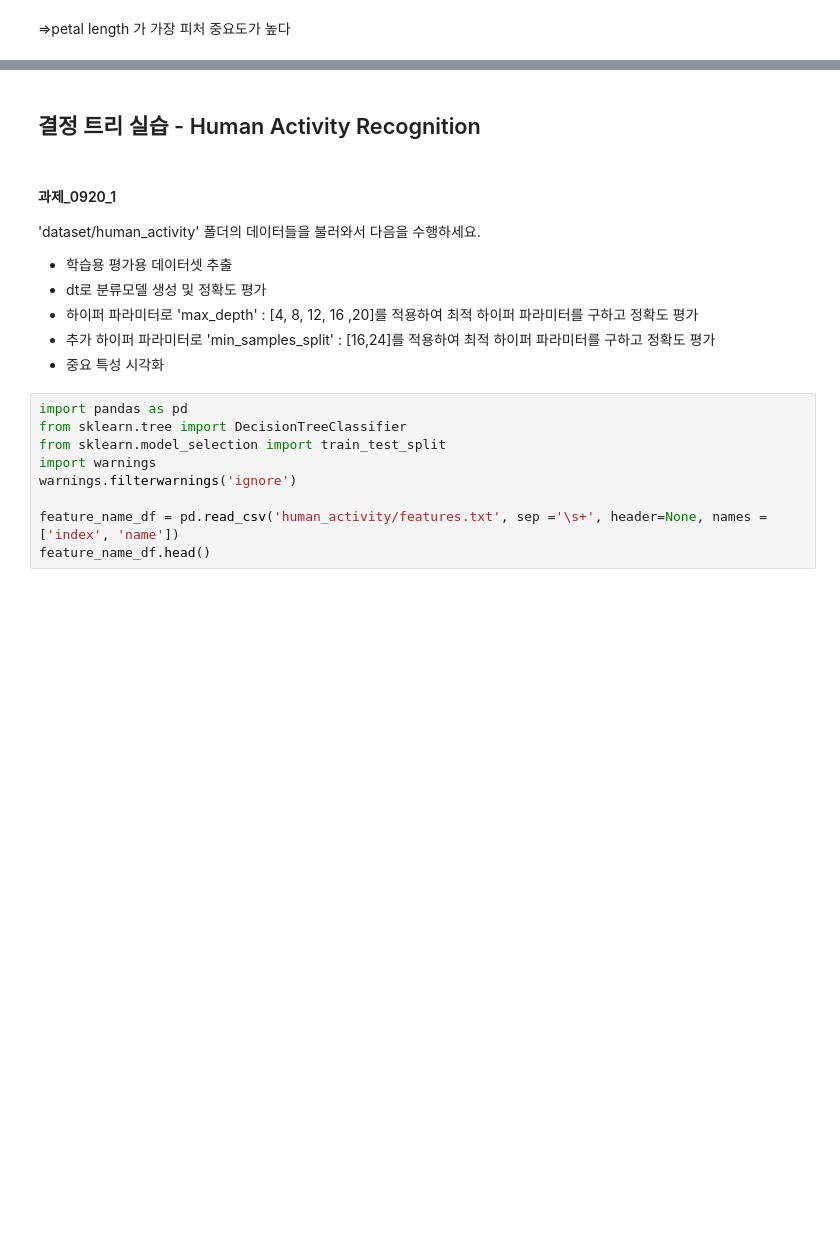
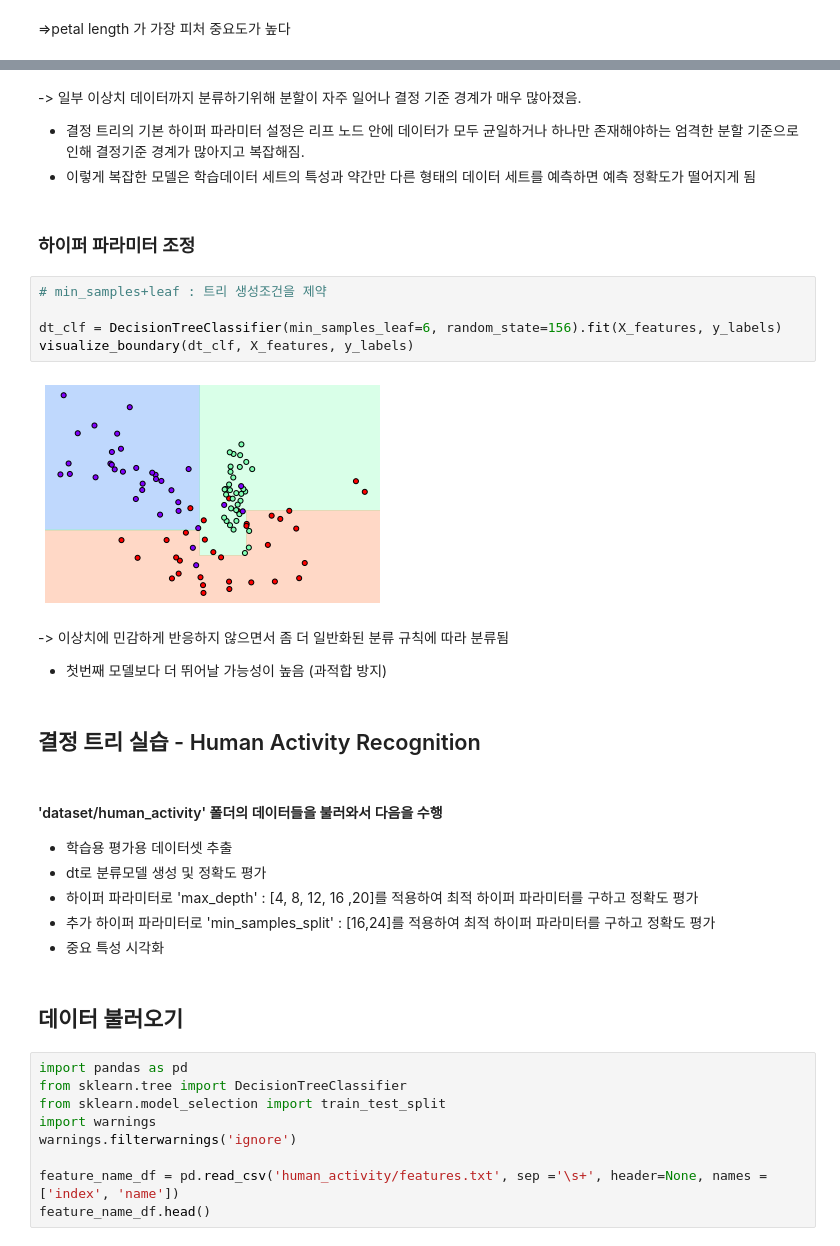
Before and after one commit to leejunghyunA/python-basic, a Jupyter notebook: 3. 머신러닝/3. 결정트리(Decision Tree).ipynb, the cells around one changed output, grey strips where cells are left out. Saved outputs shown, nothing was run; the diff lists cells and outputs as text; blank space fills up the shorter version.

```diff
--- a/3. 머신러닝/3. 결정트리(Decision Tree).ipynb
+++ b/3. 머신러닝/3. 결정트리(Decision Tree).ipynb
@@ -187,13 +264,30 @@ petal width (cm) :  0.446
+# %% [markdown]
+-> 일부 이상치 데이터까지 분류하기위해 분할이 자주 일어나 결정 기준 경계가 매우 많아졌음.
+- 결정 트리의 기본 하이퍼 파라미터 설정은 리프 노드 안에 데이터가 모두 균일하거나 하나만 존재해야하는 엄격한 분할 기준으로 인해 결정기준 경계가 많아지고 복잡해짐.
+- 이렇게 복잡한 모델은 학습데이터 세트의 특성과 약간만 다른 형태의 데이터 세트를 예측하면 예측 정확도가 떨어지게 됨
+# %% [markdown]
+### 하이퍼 파라미터 조정
+# %%
+# min_samples+leaf : 트리 생성조건을 제약
+
+dt_clf = DecisionTreeClassifier(min_samples_leaf=6, random_state=156).fit(X_features, y_labels)
+visualize_boundary(dt_clf, X_features, y_labels)
+# %% [output]
+[figure, added]
+# %% [markdown]
+-> 이상치에 민감하게 반응하지 않으면서 좀 더 일반화된 분류 규칙에 따라 분류됨
+- 첫번째 모델보다 더 뛰어날 가능성이 높음 (과적합 방지)
 # %% [markdown]
 ## 결정 트리 실습 - Human Activity Recognition
 # %% [markdown]
-#### 과제_0920_1
-'dataset/human_activity' 폴더의 데이터들을 불러와서 다음을 수행하세요.
+#### 'dataset/human_activity' 폴더의 데이터들을 불러와서 다음을 수행
 - 학습용 평가용 데이터셋 추출
 - dt로 분류모델 생성 및 정확도 평가
 - 하이퍼 파라미터로  'max_depth' : [4, 8, 12, 16 ,20]를 적용하여 최적 하이퍼 파라미터를 구하고 정확도 평가
 - 추가 하이퍼 파라미터로 'min_samples_split' : [16,24]를 적용하여 최적 하이퍼 파라미터를 구하고 정확도 평가
 - 중요 특성 시각화
+# %% [markdown]
+## 데이터 불러오기
 # %%
 import pandas as pd
 from sklearn.tree import DecisionTreeClassifier
```
Also changed, not shown: parts of 20 cells of this notebook, 1 other file.
